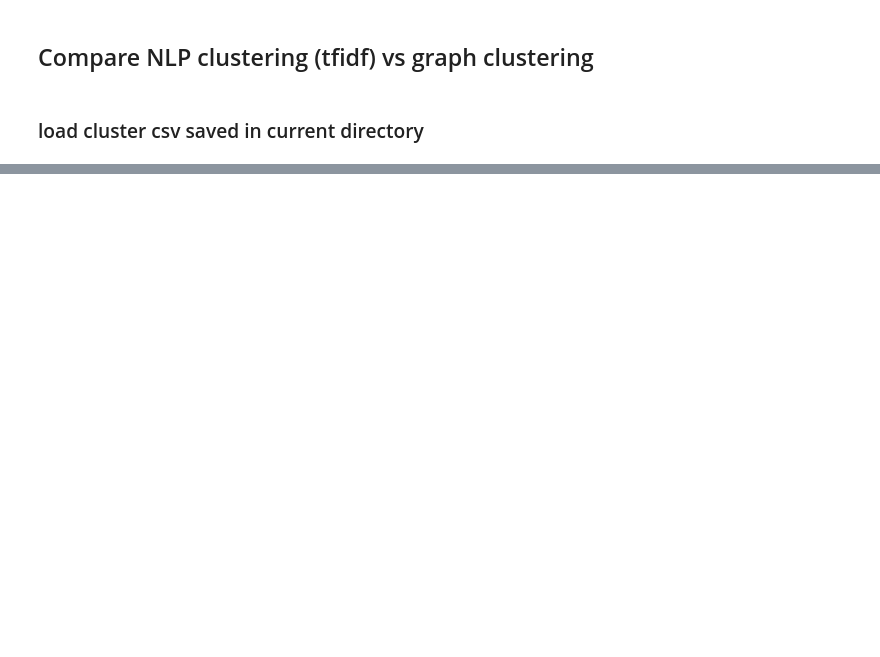
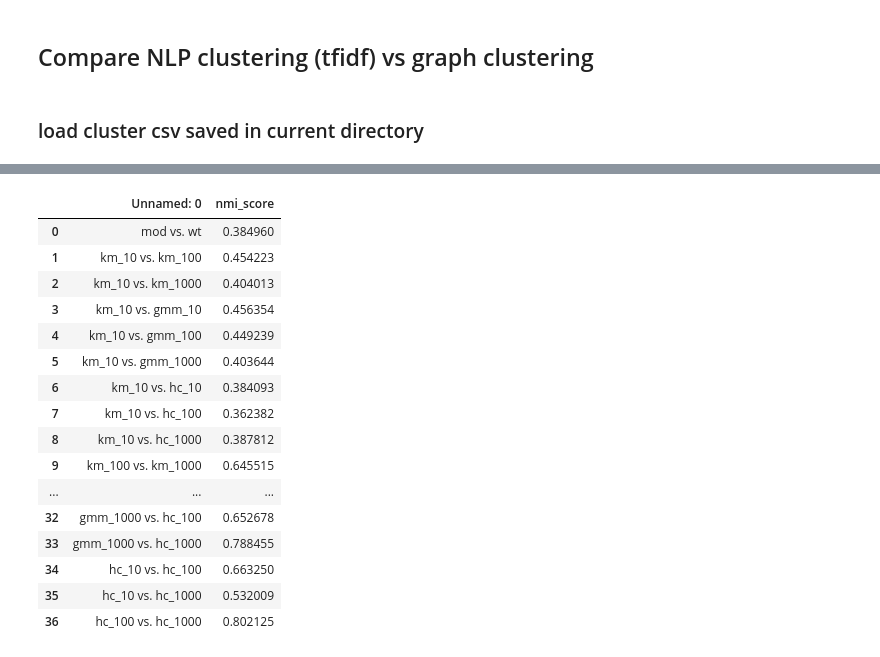
Before and after one commit to idc9/law-net, a Jupyter notebook: cluster_work_SVD.ipynb, the cells around one changed output, grey strips where cells are left out. Cells and saved outputs as stored; diff of their text form; code cells hidden in the pictures; blank space fills up the shorter version.

Commit message:
include modularity and nmi scores on clusters

```diff
--- a/cluster_work_SVD.ipynb
+++ b/cluster_work_SVD.ipynb
@@ -378,0 +510,21 @@ clusters
+# %%
+clusters_nmi_score = pd.read_csv(csv_dir + 'clusters_SVD_nmi_score.csv')
+clusters_nmi_score
+# %% [output]
+|  | Unnamed: 0 | nmi_score |
+| 0 | mod vs. wt | 0.384960 |
+| 1 | km_10 vs. km_100 | 0.454223 |
+| 2 | km_10 vs. km_1000 | 0.404013 |
+| 3 | km_10 vs. gmm_10 | 0.456354 |
+| 4 | km_10 vs. gmm_100 | 0.449239 |
+| 5 | km_10 vs. gmm_1000 | 0.403644 |
+| 6 | km_10 vs. hc_10 | 0.384093 |
+| 7 | km_10 vs. hc_100 | 0.362382 |
+| 8 | km_10 vs. hc_1000 | 0.387812 |
+| 9 | km_100 vs. km_1000 | 0.645515 |
+| ... | ... | ... |
+| 32 | gmm_1000 vs. hc_100 | 0.652678 |
+| 33 | gmm_1000 vs. hc_1000 | 0.788455 |
+| 34 | hc_10 vs. hc_100 | 0.663250 |
+| 35 | hc_10 vs. hc_1000 | 0.532009 |
+| 36 | hc_100 vs. hc_1000 | 0.802125 |
```
Also changed, not shown: parts of 30 cells of this notebook, 3 other files.
